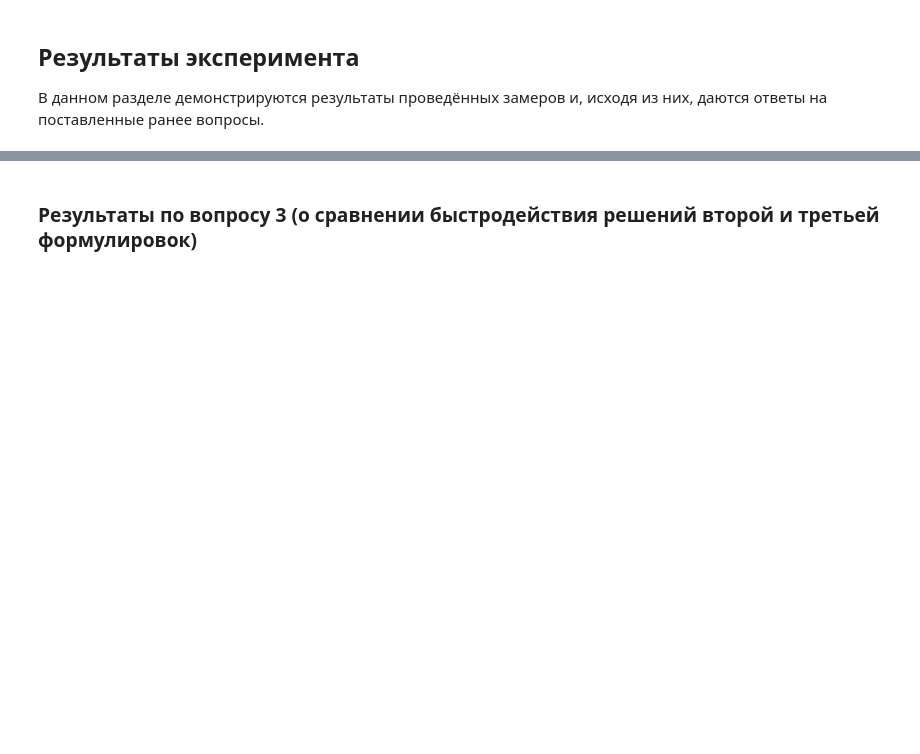
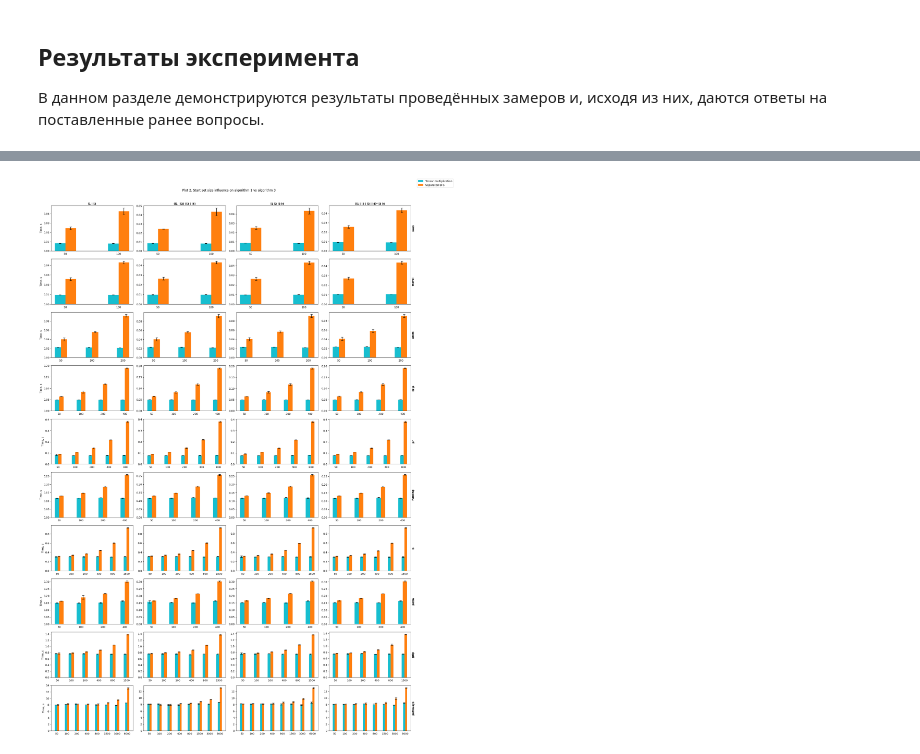
Before and after one commit to shlegelal/formal-lang-course, a Jupyter notebook: experiments/rpq_comparison.ipynb, the cells around one changed output, grey strips where cells are left out. Drawn from its saved outputs; the diff is of its cells as text; code cells hidden in the pictures; blank space fills up the shorter version.

```diff
--- a/experiments/rpq_comparison.ipynb
+++ b/experiments/rpq_comparison.ipynb
@@ -1032,10 +1080,11 @@ show_plots_1(fixed_starts_res)
 # %%
 def show_plots_2(res: list[list[dict[int, tuple[tuple[float, float], tuple[float, float]]]]]):
     fig: plt.Figure
-    fig, axs = plt.subplots(len(GRAPHS), len(REGEXES), figsize=(5 * len(REGEXES), 2 * len(GRAPHS)))
+    fig, axs = plt.subplots(len(GRAPHS), len(REGEXES), figsize=(5 * len(REGEXES), 3 * len(GRAPHS)))
 
-    fig.suptitle("Start set size influence on algorithm 1 vs algorithm 3")
+    fig.suptitle("Plot 2. Start set size influence on algorithm 1 vs algorithm 3")
     fig.tight_layout()
+    fig.subplots_adjust(top=0.95)  # Fixes plots overlapping the title
 
     bar_width = 0.2
     cap_size = 4
@@ -1069,32 +1118,32 @@ def show_plots_2(res: list[list[dict[int, tuple[tuple[float, float], tuple[float
                 label_locations - bar_width / 2,
                 algo1_means,
                 bar_width,
                 yerr=algo1_stdevs,
                 color="tab:cyan",
                 label=ALGO_NAMES[0],
                 capsize=cap_size,
             )
 
             algo3_results = [rs[1] for rs in regex_results.values()]
             algo3_means, algo3_stdevs = zip(*algo3_results)
             ax.bar(
                 label_locations + bar_width / 2,
                 algo3_means,
                 bar_width,
                 yerr=algo3_stdevs,
                 color="tab:orange",
                 label=ALGO_NAMES[2],
                 capsize=cap_size,
             )
 
             ax.tick_params(axis='x', which='both', bottom=False)
 
     handles, labels = axs[-1][-1].get_legend_handles_labels()
     fig.legend(handles, labels, bbox_to_anchor=(1, 1), loc="upper left")
 
     plt.show()
 
 
 show_plots_2(varied_starts_res)
+# %% [output]
+[figure, added]
-# %% [markdown]
-### Результаты по вопросу 3 (о сравнении быстродействия решений второй и третьей формулировок)
```
Also changed, not shown: parts of 25 cells of this notebook.
